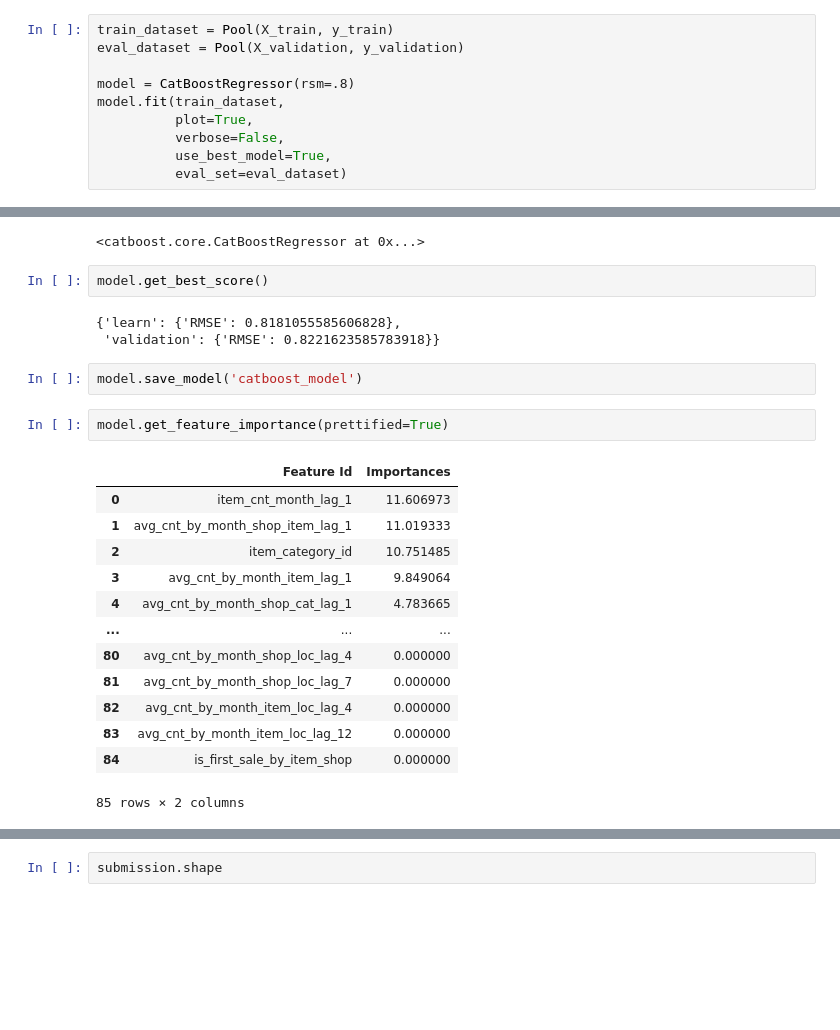
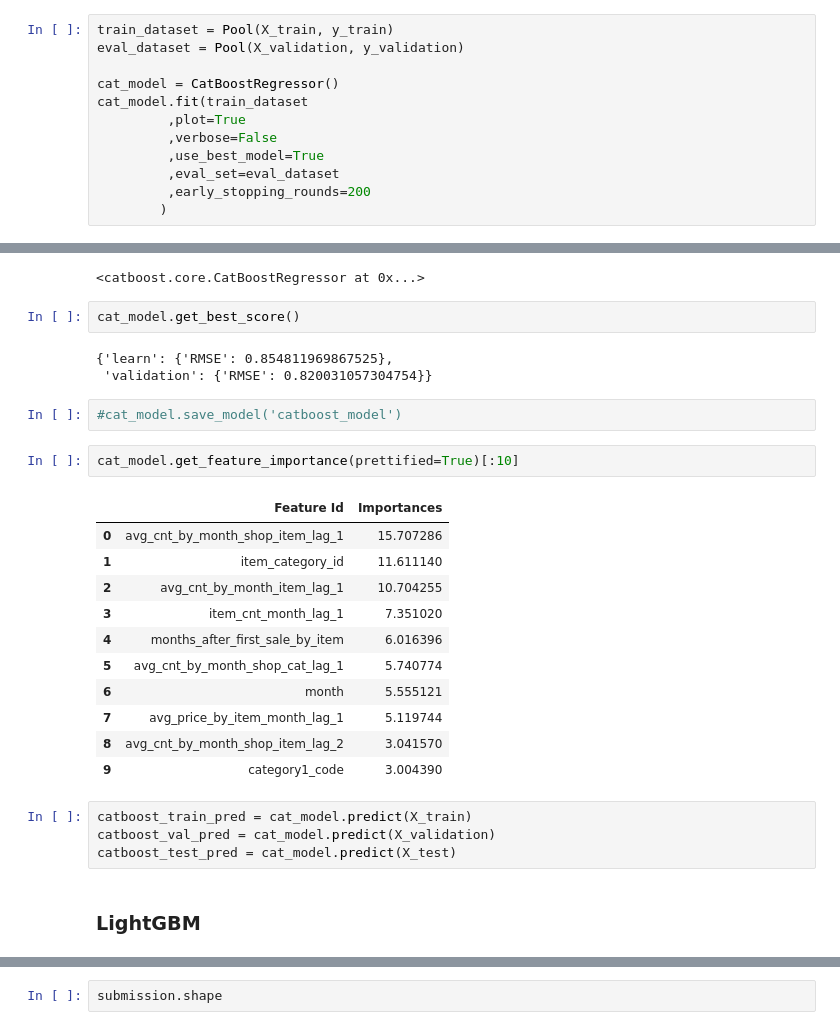
Before and after one commit to anqi-guo/kaggle_predict_future_sales, a Jupyter notebook: Modeling.ipynb, the cells around one changed output, grey strips where cells are left out. Drawn from its saved outputs; the diff is of its cells as text; blank space fills up the shorter version.

```diff
--- a/Modeling.ipynb
+++ b/Modeling.ipynb
@@ -48,36 +54,42 @@ X_train.head()
 train_dataset = Pool(X_train, y_train)
 eval_dataset = Pool(X_validation, y_validation)
 
-model = CatBoostRegressor(rsm=.8)
-model.fit(train_dataset,
-          plot=True,
-          verbose=False,
-          use_best_model=True,
-          eval_set=eval_dataset)
+cat_model = CatBoostRegressor()
+cat_model.fit(train_dataset
+         ,plot=True
+         ,verbose=False
+         ,use_best_model=True
+         ,eval_set=eval_dataset
+         ,early_stopping_rounds=200
+        )
 # %% [output]
 [interactive output not drawn]
 MetricVisualizer(layout=Layout(align_self='stretch', height='500px'))
 <catboost.core.CatBoostRegressor at 0x...>
 # %%
-model.get_best_score()
+cat_model.get_best_score()
 # %% [output]
-{'learn': {'RMSE': 0.8181055585606828},
- 'validation': {'RMSE': 0.8221623585783918}}
+{'learn': {'RMSE': 0.854811969867525},
+ 'validation': {'RMSE': 0.820031057304754}}
 # %%
-model.save_model('catboost_model')
+#cat_model.save_model('catboost_model')
 # %%
-model.get_feature_importance(prettified=True)
+cat_model.get_feature_importance(prettified=True)[:10]
 # %% [output]
 |  | Feature Id | Importances |
-| 0 | item_cnt_month_lag_1 | 11.606973 |
-| 1 | avg_cnt_by_month_shop_item_lag_1 | 11.019333 |
-| 2 | item_category_id | 10.751485 |
-| 3 | avg_cnt_by_month_item_lag_1 | 9.849064 |
-| 4 | avg_cnt_by_month_shop_cat_lag_1 | 4.783665 |
-| ... | ... | ... |
-| 80 | avg_cnt_by_month_shop_loc_lag_4 | 0.000000 |
-| 81 | avg_cnt_by_month_shop_loc_lag_7 | 0.000000 |
-| 82 | avg_cnt_by_month_item_loc_lag_4 | 0.000000 |
-| 83 | avg_cnt_by_month_item_loc_lag_12 | 0.000000 |
-| 84 | is_first_sale_by_item_shop | 0.000000 |
+| 0 | avg_cnt_by_month_shop_item_lag_1 | 15.707286 |
+| 1 | item_category_id | 11.611140 |
+| 2 | avg_cnt_by_month_item_lag_1 | 10.704255 |
+| 3 | item_cnt_month_lag_1 | 7.351020 |
+| 4 | months_after_first_sale_by_item | 6.016396 |
+| 5 | avg_cnt_by_month_shop_cat_lag_1 | 5.740774 |
+| 6 | month | 5.555121 |
+| 7 | avg_price_by_item_month_lag_1 | 5.119744 |
+| 8 | avg_cnt_by_month_shop_item_lag_2 | 3.041570 |
+| 9 | category1_code | 3.004390 |
-85 rows × 2 columns
+# %%
+catboost_train_pred = cat_model.predict(X_train)
+catboost_val_pred = cat_model.predict(X_validation)
+catboost_test_pred = cat_model.predict(X_test)
+# %% [markdown]
+### LightGBM
```
Also changed, not shown: parts of 22 cells of this notebook.
